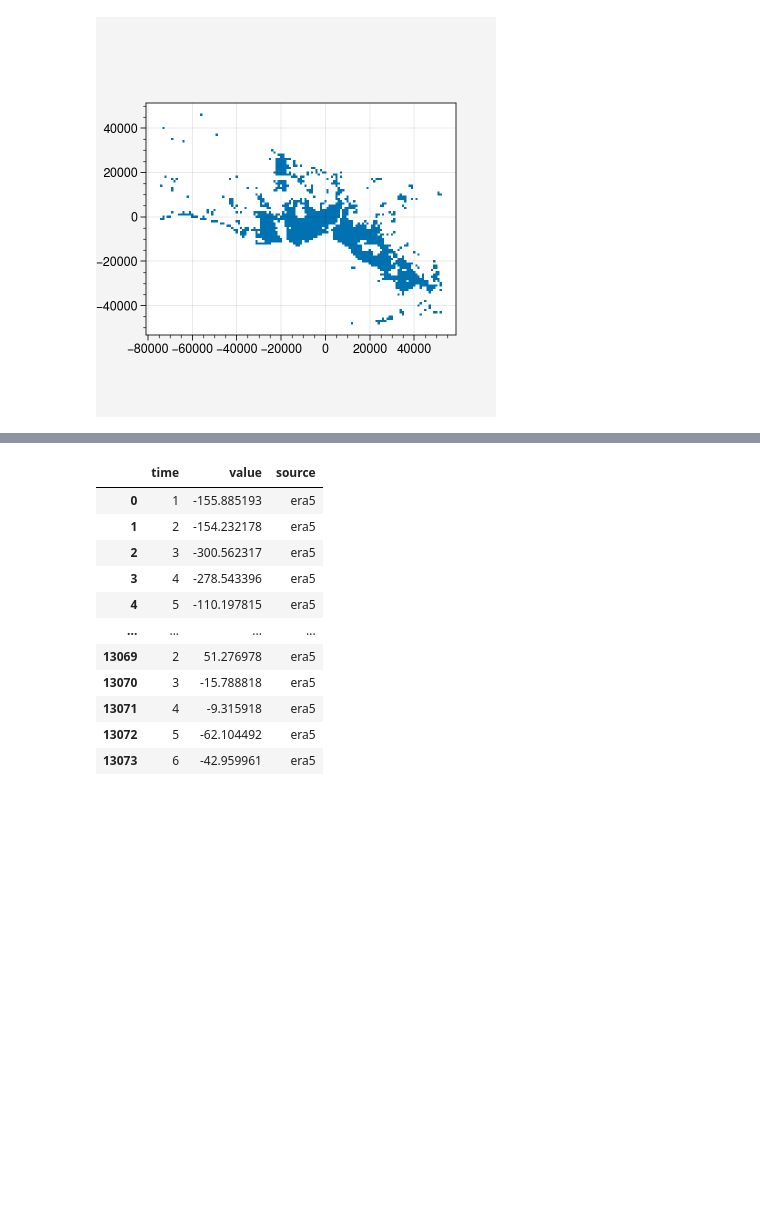
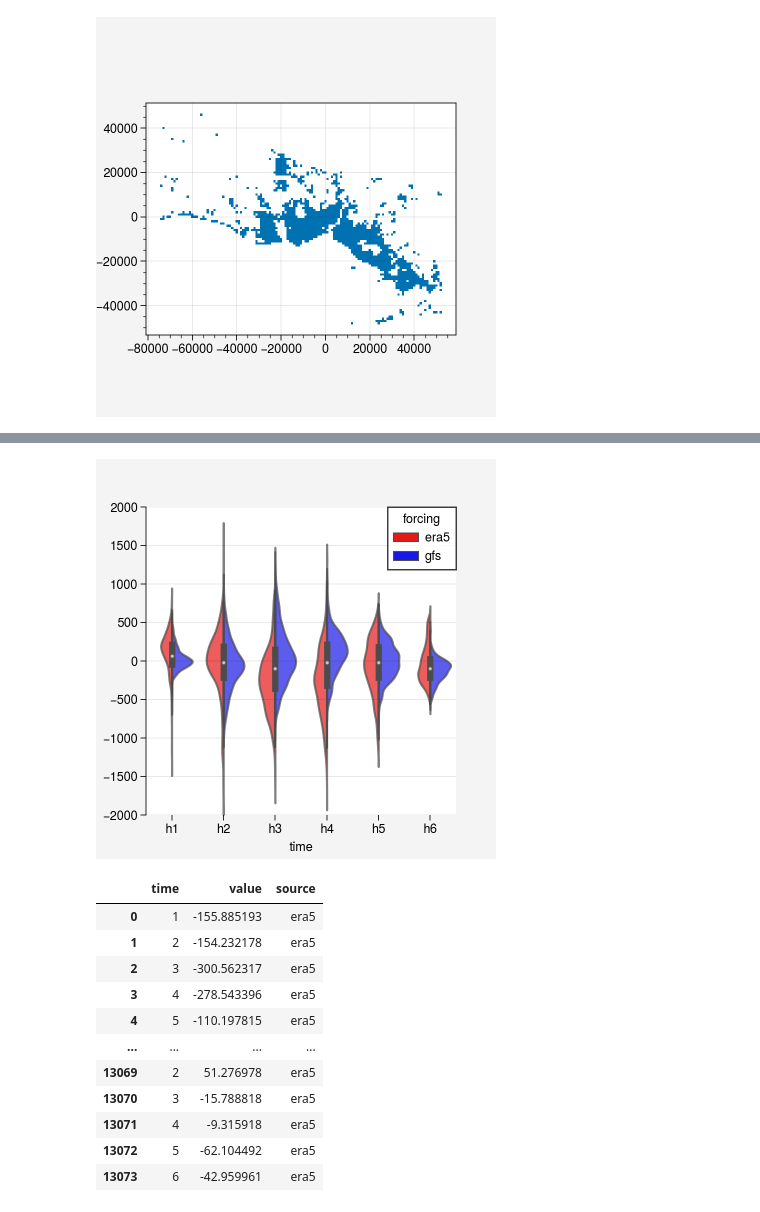
Before and after one commit to donmezkutay/Urban-Precipitation-Article-Istanbul, a Jupyter notebook: combined_IVT_difference_urban_borders.ipynb, the cells around one changed output, grey strips where cells are left out. Cells and saved outputs as stored; diff of their text form; code cells hidden in the pictures; blank space fills up the shorter version.

```diff
--- a/combined_IVT_difference_urban_borders.ipynb
+++ b/combined_IVT_difference_urban_borders.ipynb
@@ -165,0 +180,5 @@ pd_prcp
+# %%
+required_cols = ['time', 'XLONG', 'XLAT', variable_ivt]
+pd_ivt_era5_urban_minus_nourban, pd_ivt_gfs_urban_minus_nourban = xr_to_pd(ivt_era5_urban_minus_nourban,
+                                                                        ivt_gfs_urban_minus_nourban,
+                                                                        required_cols)
@@ -171,10 +210,10 @@ pd_prcp
 pd_ivt_gfs_urban_minus_nourban['forcing'] = 'gfs'
 pd_ivt_era5_urban_minus_nourban['forcing'] = 'era5'
 # %%
-pd_ivt_gfs_urban_minus_nourban = pd_ivt_gfs_urban_minus_nourban.rename(columns={variable:'value'})
-pd_ivt_era5_urban_minus_nourban = pd_ivt_era5_urban_minus_nourban.rename(columns={variable:'value'})
+pd_ivt_gfs_urban_minus_nourban = pd_ivt_gfs_urban_minus_nourban.rename(columns={variable_ivt:'value'})
+pd_ivt_era5_urban_minus_nourban = pd_ivt_era5_urban_minus_nourban.rename(columns={variable_ivt:'value'})
 # %%
-viol_gfs = pd_ivt_gfs_urban_minus_nourban.drop(columns=['XLONG', 'XLAT'])
-viol_era5 = pd_ivt_era5_urban_minus_nourban.drop(columns=['XLONG', 'XLAT'])
+viol_ivt_gfs = pd_ivt_gfs_urban_minus_nourban.drop(columns=['XLONG', 'XLAT'])
+viol_ivt_era5 = pd_ivt_era5_urban_minus_nourban.drop(columns=['XLONG', 'XLAT'])
 # %%
-viol = pd.concat([viol_gfs, viol_era5], axis=0).reset_index(drop=True)
+viol_ivt = pd.concat([viol_ivt_gfs, viol_ivt_era5], axis=0).reset_index(drop=True)
@@ -201,3 +339,24 @@ plt.show()
+# %%
+# violinplot
+ax1=sns.violinplot(data=viol_ivt,
+                   x='time',
+                   y='value',
+                   hue='forcing',
+                   hue_order=['era5', 'gfs'],
+                   palette=['red', 'blue'],
+                   split=True,
+                   showfliers = False,
+                   color='red',
+                   saturation=0.8,
+                )
+plt.setp(ax1.collections, alpha=.7)
+ax1.set_ylim(-2000, 2000)
+ax1.tick_params(bottom=True, left=True)
+plt.minorticks_off()
+sns.despine(bottom=True)
+plt.show()
+# %% [output]
+[figure, added]
 # %%
 hh1
 # %% [output]
```
Also changed, not shown: parts of 47 cells of this notebook, 3 other files.
